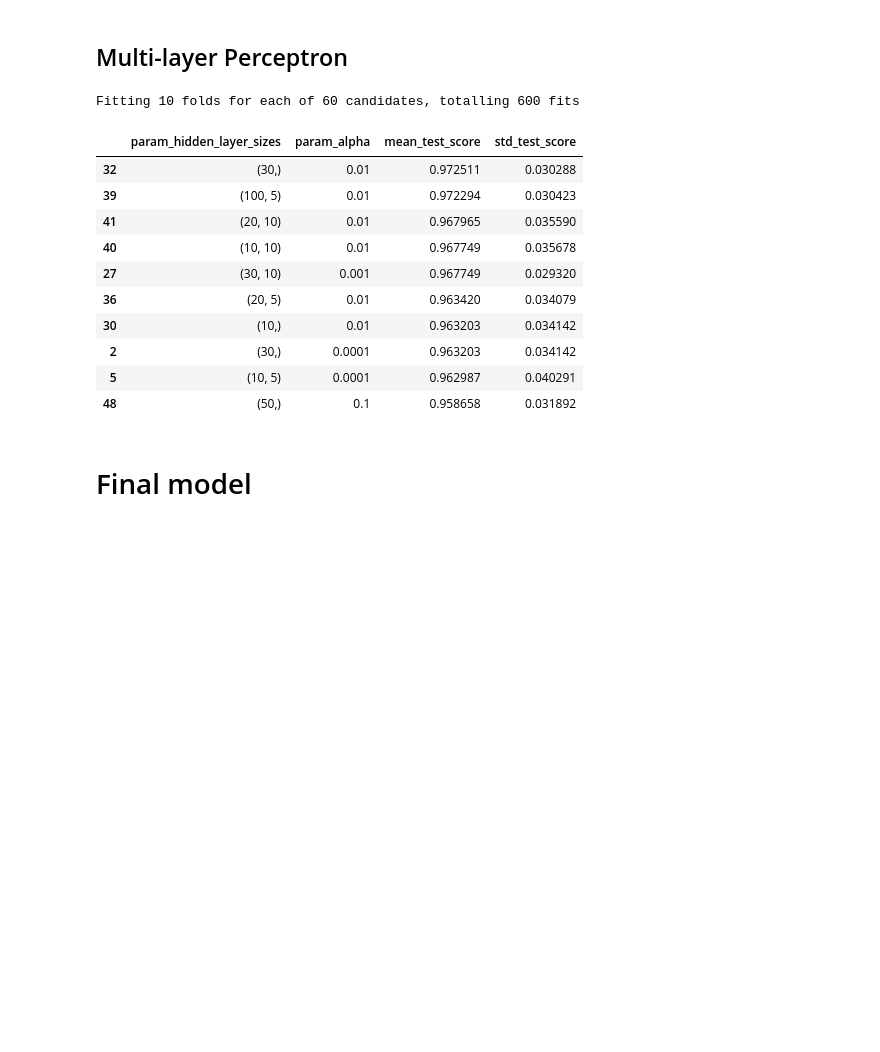
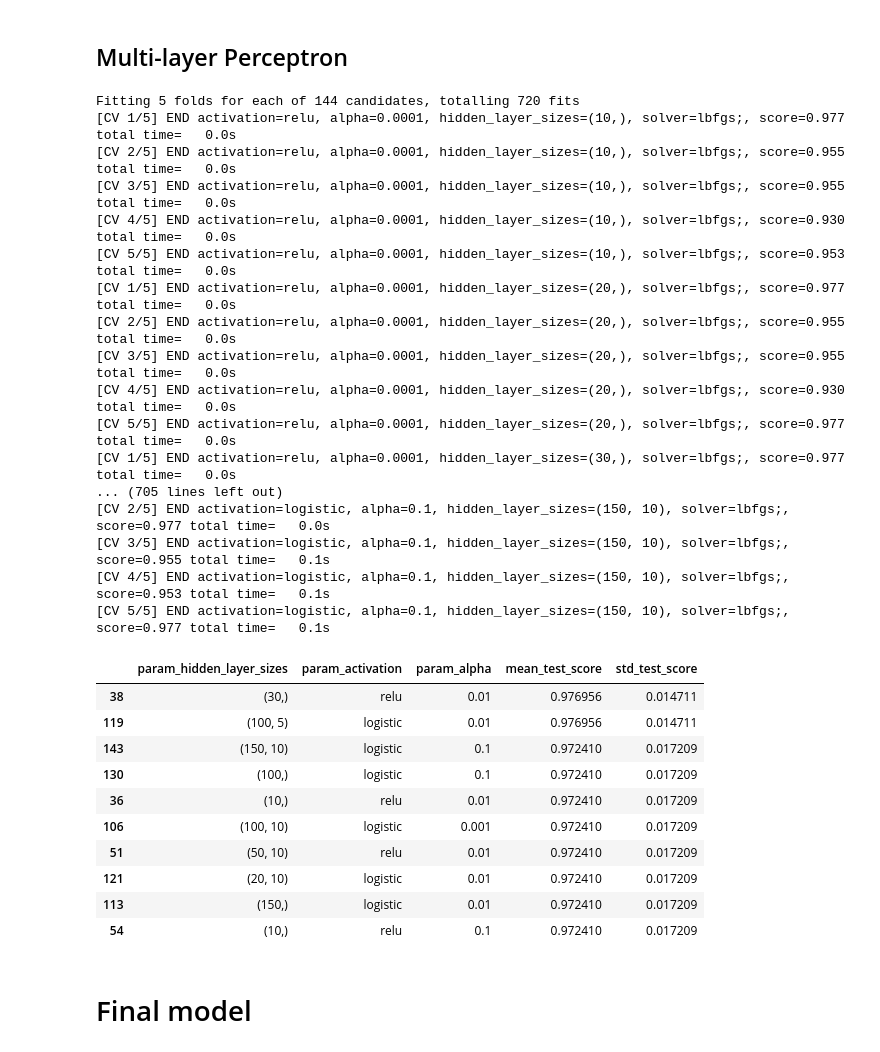
Before and after one commit to hoverslam/ml-projects, a Jupyter notebook: voting/voting_mlp.ipynb, the cells around one changed output. Drawn from its saved outputs; the diff is of its cells as text; code cells hidden in the pictures; blank space fills up the shorter version.

Commit message:
change to stratified k-fold

```diff
--- a/voting/voting_mlp.ipynb
+++ b/voting/voting_mlp.ipynb
@@ -96,29 +91,54 @@ verbose = 1     # information shown during training
+# %%
+# Grid Search
+
+cv = StratifiedKFold(5, shuffle=True, random_state=1987)
+verbose = 3
 # %% [markdown]
 ## Multi-layer Perceptron
 # %%
 parameters = {
-    "hidden_layer_sizes":[(10,), (20,), (30,), (50,), (100,), (10,5), (20,5), (30, 5), (50, 5), (100, 5), (10,10), (20,10), (30, 10), (50, 10), (100, 10)],
+    "hidden_layer_sizes":[
+        (10), (20), (30), (50), (100), (150),
+        (10,5), (20,5), (30, 5), (50,5), (100,5), (100,5),
+        (10,10), (20,10), (30, 10), (50,10), (100,10), (150,10)],
     "solver":["lbfgs"],
+    "activation":["relu", "logistic"],
     "alpha":[0.0001, 0.001, 0.01, 0.1]}
 model = GridSearchCV(MLPClassifier(), parameters, cv=cv, verbose=verbose, scoring="accuracy")
 model.fit(X_train_enc, y_train)
 
 results = pd.DataFrame(model.cv_results_)
-results = results[["param_hidden_layer_sizes", "param_alpha", "mean_test_score", "std_test_score"]]
+results = results[["param_hidden_layer_sizes", "param_activation", "param_alpha", "mean_test_score", "std_test_score"]]
 results.sort_values(["mean_test_score"], ascending=False).head(10)
 # %% [output]
-Fitting 10 folds for each of 60 candidates, totalling 600 fits
+Fitting 5 folds for each of 144 candidates, totalling 720 fits
+[CV 1/5] END activation=relu, alpha=0.0001, hidden_layer_sizes=(10,), solver=lbfgs;, score=0.977 total time=   0.0s
+[CV 2/5] END activation=relu, alpha=0.0001, hidden_layer_sizes=(10,), solver=lbfgs;, score=0.955 total time=   0.0s
+[CV 3/5] END activation=relu, alpha=0.0001, hidden_layer_sizes=(10,), solver=lbfgs;, score=0.955 total time=   0.0s
+[CV 4/5] END activation=relu, alpha=0.0001, hidden_layer_sizes=(10,), solver=lbfgs;, score=0.930 total time=   0.0s
+[CV 5/5] END activation=relu, alpha=0.0001, hidden_layer_sizes=(10,), solver=lbfgs;, score=0.953 total time=   0.0s
+[CV 1/5] END activation=relu, alpha=0.0001, hidden_layer_sizes=(20,), solver=lbfgs;, score=0.977 total time=   0.0s
+[CV 2/5] END activation=relu, alpha=0.0001, hidden_layer_sizes=(20,), solver=lbfgs;, score=0.955 total time=   0.0s
+[CV 3/5] END activation=relu, alpha=0.0001, hidden_layer_sizes=(20,), solver=lbfgs;, score=0.955 total time=   0.0s
+[CV 4/5] END activation=relu, alpha=0.0001, hidden_layer_sizes=(20,), solver=lbfgs;, score=0.930 total time=   0.0s
+[CV 5/5] END activation=relu, alpha=0.0001, hidden_layer_sizes=(20,), solver=lbfgs;, score=0.977 total time=   0.0s
+[CV 1/5] END activation=relu, alpha=0.0001, hidden_layer_sizes=(30,), solver=lbfgs;, score=0.977 total time=   0.0s
+... (705 lines left out)
+[CV 2/5] END activation=logistic, alpha=0.1, hidden_layer_sizes=(150, 10), solver=lbfgs;, score=0.977 total time=   0.0s
+[CV 3/5] END activation=logistic, alpha=0.1, hidden_layer_sizes=(150, 10), solver=lbfgs;, score=0.955 total time=   0.1s
+[CV 4/5] END activation=logistic, alpha=0.1, hidden_layer_sizes=(150, 10), solver=lbfgs;, score=0.953 total time=   0.1s
+[CV 5/5] END activation=logistic, alpha=0.1, hidden_layer_sizes=(150, 10), solver=lbfgs;, score=0.977 total time=   0.1s
-|  | param_hidden_layer_sizes | param_alpha | mean_test_score | std_test_score |
-| 32 | (30,) | 0.01 | 0.972511 | 0.030288 |
-| 39 | (100, 5) | 0.01 | 0.972294 | 0.030423 |
-| 41 | (20, 10) | 0.01 | 0.967965 | 0.035590 |
-| 40 | (10, 10) | 0.01 | 0.967749 | 0.035678 |
-| 27 | (30, 10) | 0.001 | 0.967749 | 0.029320 |
-| 36 | (20, 5) | 0.01 | 0.963420 | 0.034079 |
-| 30 | (10,) | 0.01 | 0.963203 | 0.034142 |
-| 2 | (30,) | 0.0001 | 0.963203 | 0.034142 |
-| 5 | (10, 5) | 0.0001 | 0.962987 | 0.040291 |
-| 48 | (50,) | 0.1 | 0.958658 | 0.031892 |
+|  | param_hidden_layer_sizes | param_activation | param_alpha | mean_test_score | std_test_score |
+| 38 | (30,) | relu | 0.01 | 0.976956 | 0.014711 |
+| 119 | (100, 5) | logistic | 0.01 | 0.976956 | 0.014711 |
+| 143 | (150, 10) | logistic | 0.1 | 0.972410 | 0.017209 |
+| 130 | (100,) | logistic | 0.1 | 0.972410 | 0.017209 |
+| 36 | (10,) | relu | 0.01 | 0.972410 | 0.017209 |
+| 106 | (100, 10) | logistic | 0.001 | 0.972410 | 0.017209 |
+| 51 | (50, 10) | relu | 0.01 | 0.972410 | 0.017209 |
+| 121 | (20, 10) | logistic | 0.01 | 0.972410 | 0.017209 |
+| 113 | (150,) | logistic | 0.01 | 0.972410 | 0.017209 |
+| 54 | (10,) | relu | 0.1 | 0.972410 | 0.017209 |
 # %% [markdown]
 # Final model
 # %%
```
Also changed, not shown: parts of 2 cells of this notebook.
